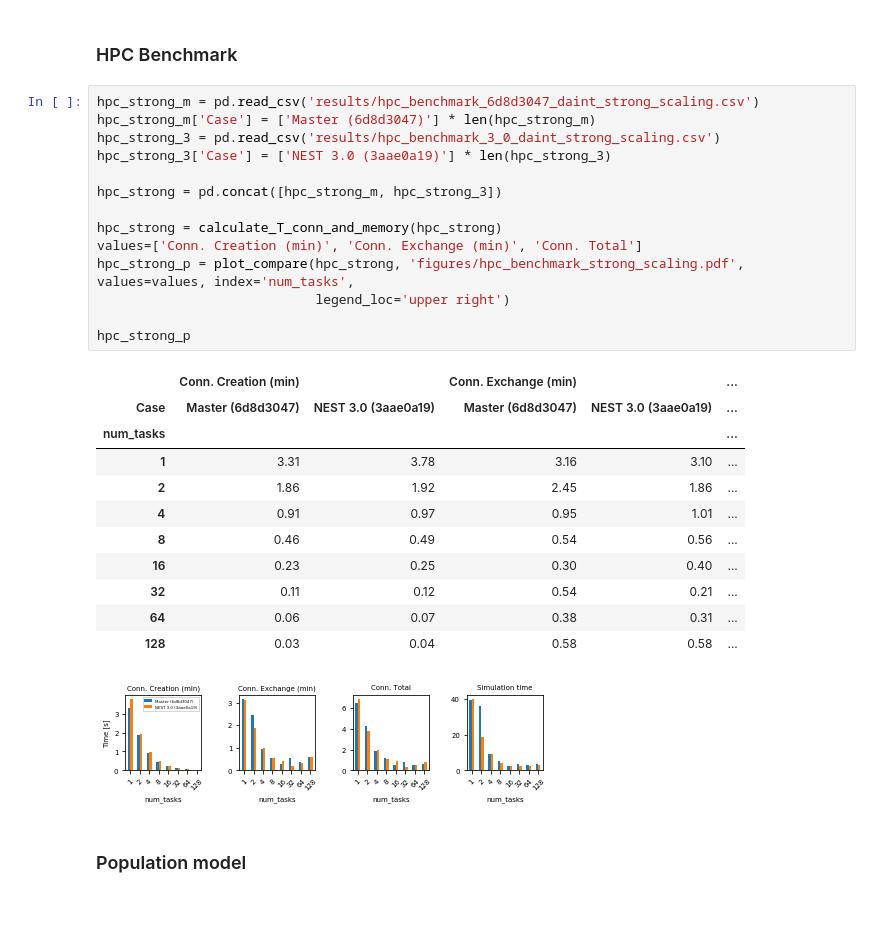
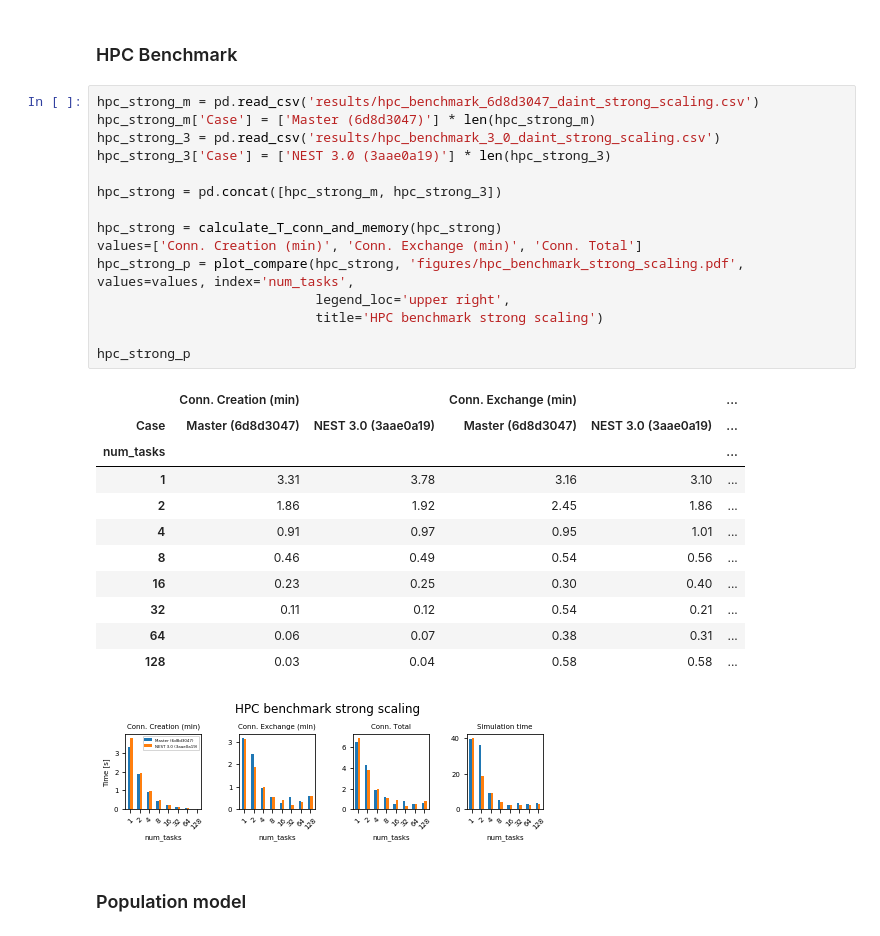
Before and after one commit to INM-6/beNNch, a Jupyter notebook: results/NEST_3_0_benchmark_results/NEST_3_0_benchmarks.ipynb, the cells around one changed output. Drawn from its saved outputs; the diff is of its cells as text; blank space fills up the shorter version.

```diff
--- a/results/NEST_3_0_benchmark_results/NEST_3_0_benchmarks.ipynb
+++ b/results/NEST_3_0_benchmark_results/NEST_3_0_benchmarks.ipynb
@@ -619,30 +581,31 @@ ippen_p
 # %%
 hpc_strong_m = pd.read_csv('results/hpc_benchmark_6d8d3047_daint_strong_scaling.csv')
 hpc_strong_m['Case'] = ['Master (6d8d3047)'] * len(hpc_strong_m)
 hpc_strong_3 = pd.read_csv('results/hpc_benchmark_3_0_daint_strong_scaling.csv')
 hpc_strong_3['Case'] = ['NEST 3.0 (3aae0a19)'] * len(hpc_strong_3)
 
 hpc_strong = pd.concat([hpc_strong_m, hpc_strong_3])
 
 hpc_strong = calculate_T_conn_and_memory(hpc_strong)
 values=['Conn. Creation (min)', 'Conn. Exchange (min)', 'Conn. Total']
 hpc_strong_p = plot_compare(hpc_strong, 'figures/hpc_benchmark_strong_scaling.pdf', values=values, index='num_tasks',
-                            legend_loc='upper right')
+                            legend_loc='upper right',
+                            title='HPC benchmark strong scaling')
 
 hpc_strong_p
 # %% [output]
 |  | Conn. Creation (min) |  | Conn. Exchange (min) |  | ... |
 | Case | Master (6d8d3047) | NEST 3.0 (3aae0a19) | Master (6d8d3047) | NEST 3.0 (3aae0a19) | ... |
 | num_tasks |  |  |  |  | ... |
 | 1 | 3.31 | 3.78 | 3.16 | 3.10 | ... |
 | 2 | 1.86 | 1.92 | 2.45 | 1.86 | ... |
 | 4 | 0.91 | 0.97 | 0.95 | 1.01 | ... |
 | 8 | 0.46 | 0.49 | 0.54 | 0.56 | ... |
 | 16 | 0.23 | 0.25 | 0.30 | 0.40 | ... |
 | 32 | 0.11 | 0.12 | 0.54 | 0.21 | ... |
 | 64 | 0.06 | 0.07 | 0.38 | 0.31 | ... |
 | 128 | 0.03 | 0.04 | 0.58 | 0.58 | ... |
-[figure, old version]
+[figure, new version]
 # %% [markdown]
 ### Population model
 # %%
```
Also changed, not shown: parts of 16 cells of this notebook, 25 other files.
